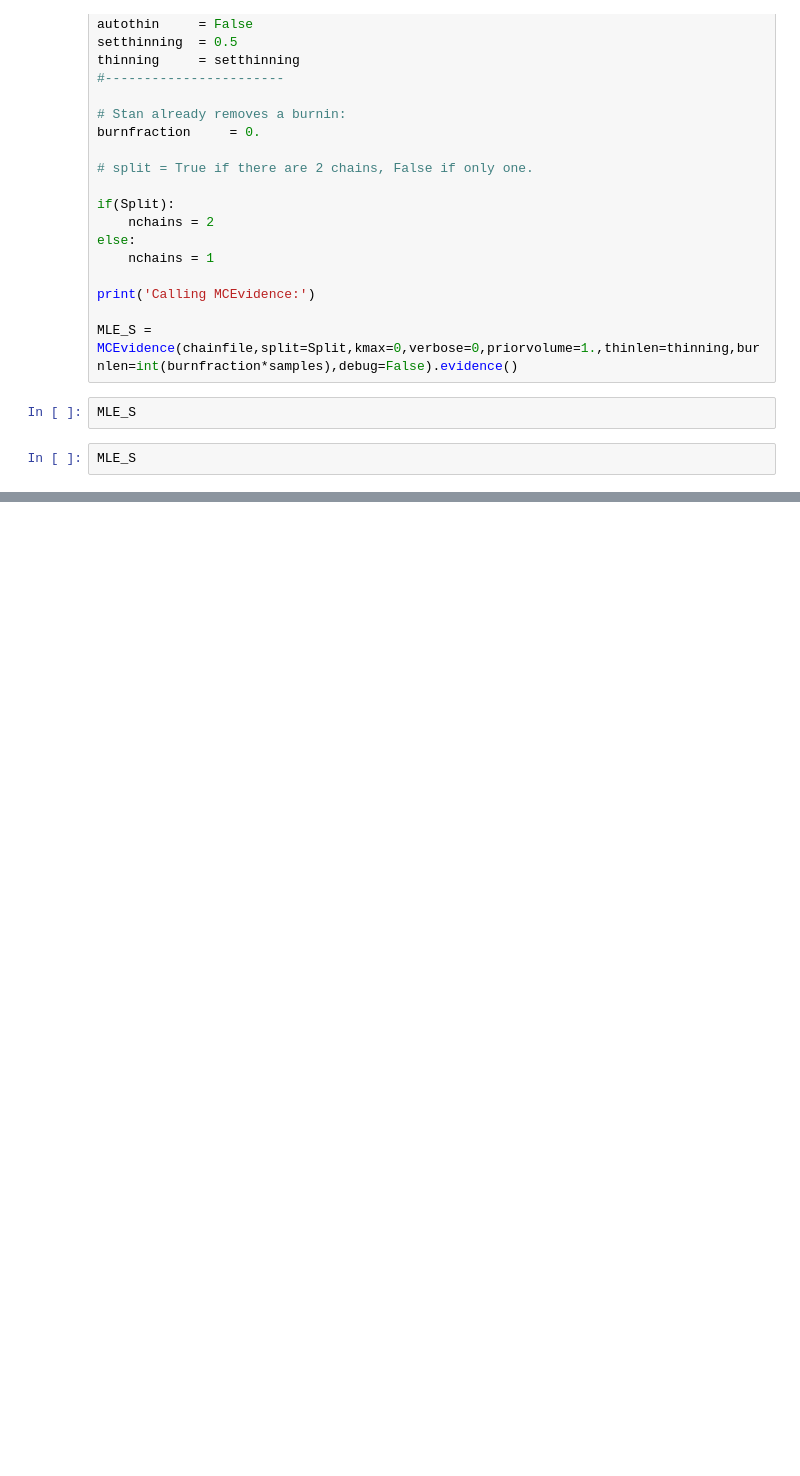
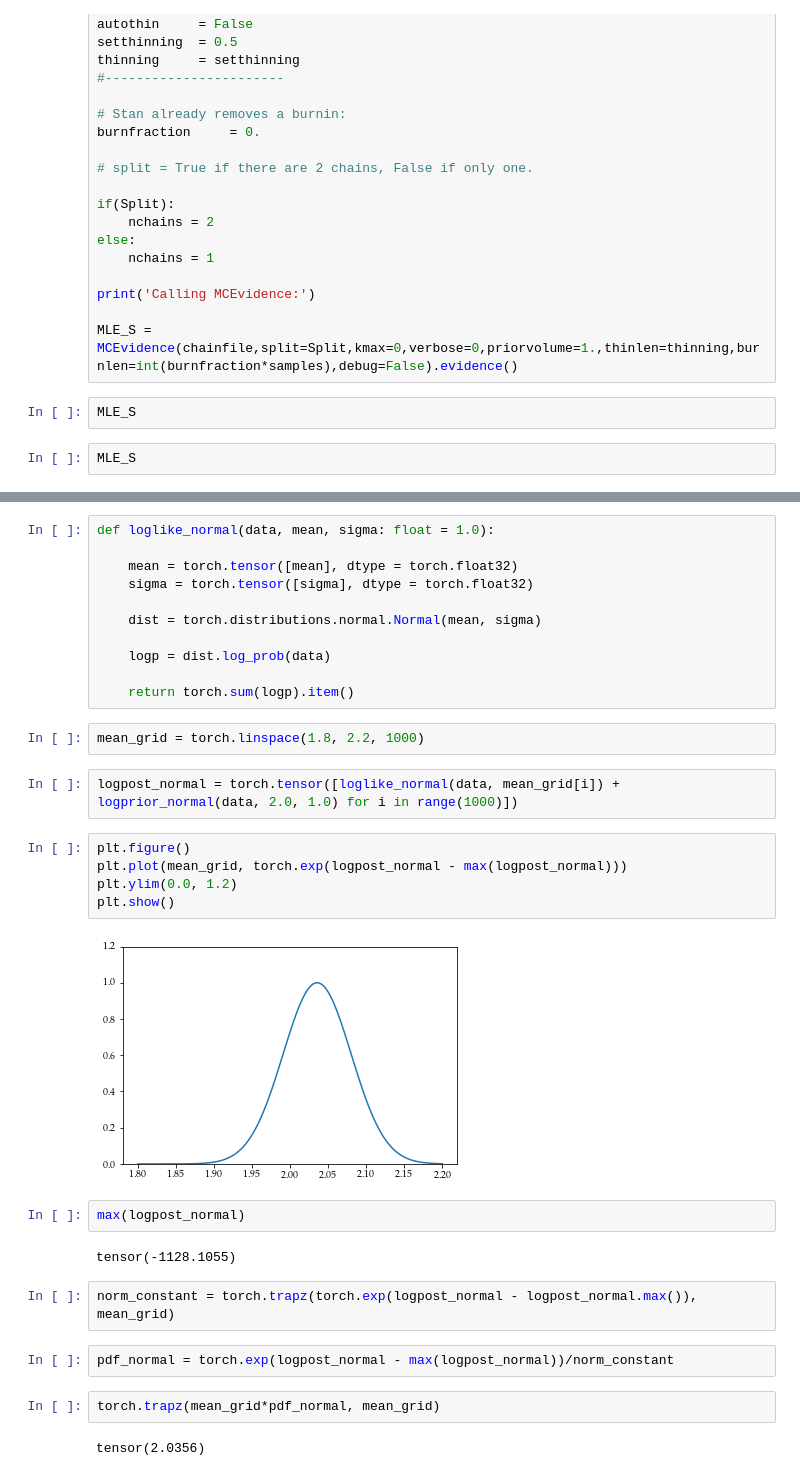
Before and after one commit to Harry45/COMGAP, a Jupyter notebook: playground.ipynb, the cells around one changed output, grey strips where cells are left out. Cells and saved outputs as stored; diff of their text form; blank space fills up the shorter version.

```diff
--- a/playground.ipynb
+++ b/playground.ipynb
@@ -480,0 +574,34 @@ MLE_S
+# %%
+def loglike_normal(data, mean, sigma: float = 1.0):
+
+    mean = torch.tensor([mean], dtype = torch.float32)
+    sigma = torch.tensor([sigma], dtype = torch.float32)
+
+    dist = torch.distributions.normal.Normal(mean, sigma)
+
+    logp = dist.log_prob(data)
+
+    return torch.sum(logp).item()
+# %%
+mean_grid = torch.linspace(1.8, 2.2, 1000)
+# %%
+logpost_normal = torch.tensor([loglike_normal(data, mean_grid[i]) + logprior_normal(data, 2.0, 1.0) for i in range(1000)])
+# %%
+plt.figure()
+plt.plot(mean_grid, torch.exp(logpost_normal - max(logpost_normal)))
+plt.ylim(0.0, 1.2)
+plt.show()
+# %% [output]
+[figure, added]
+# %%
+max(logpost_normal)
+# %% [output]
+tensor(-1128.1055)
+# %%
+norm_constant = torch.trapz(torch.exp(logpost_normal - logpost_normal.max()), mean_grid)
+# %%
+pdf_normal = torch.exp(logpost_normal - max(logpost_normal))/norm_constant
+# %%
+torch.trapz(mean_grid*pdf_normal, mean_grid)
+# %% [output]
+tensor(2.0356)
```
Also changed, not shown: parts of 19 cells of this notebook, 2 other files.
